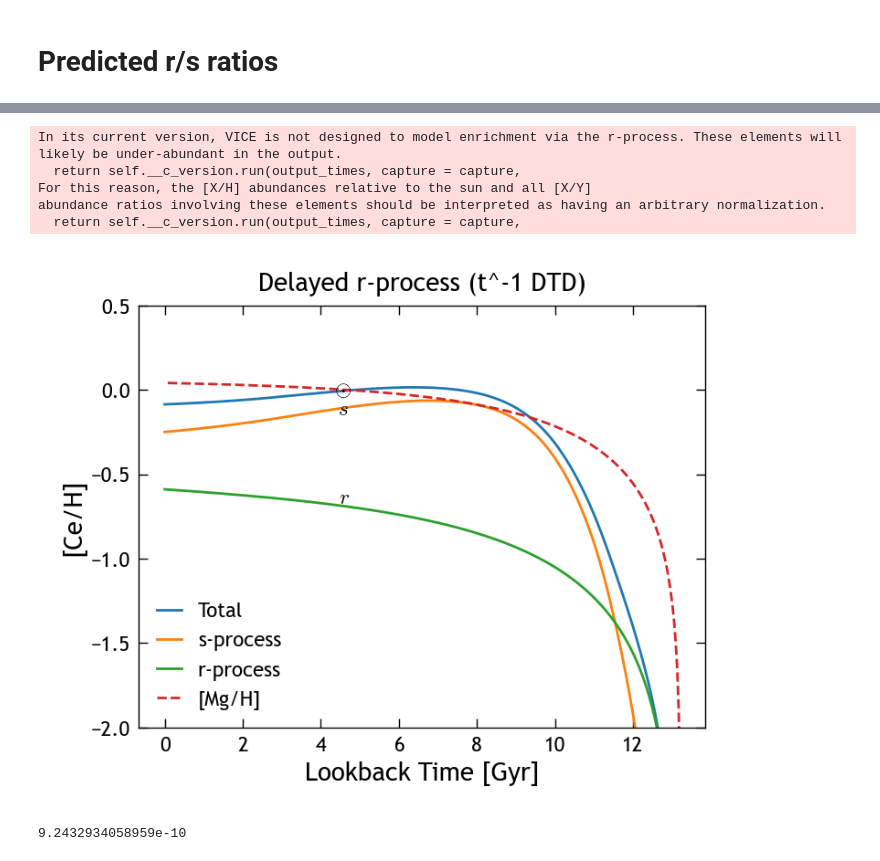
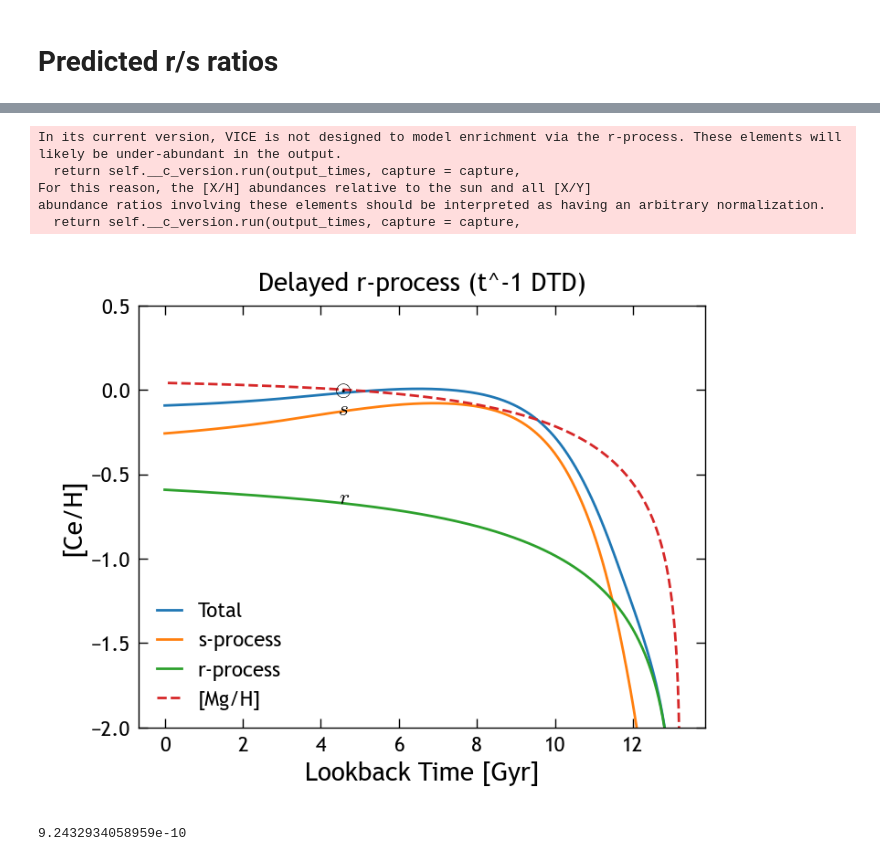
Before and after one commit to lodubay/chemical-clocks, a Jupyter notebook: src/scripts/r-s_ratios.ipynb, the cells around one changed output, grey strips where cells are left out. Drawn from its saved outputs; the diff is of its cells as text; code cells hidden in the pictures.

```diff
--- a/src/scripts/r-s_ratios.ipynb
+++ b/src/scripts/r-s_ratios.ipynb
@@ -19,6 +19,7 @@ SOLAR_CE_S_FRAC = 0.77 # Solar s-process fraction (Arlandini et al. 1999)
 SOLAR_AGE = 4.6 # Gyr
 ETA_SUN = 0.5 # default mass-loading factor at Solar radius
 TAU_STAR = 2 # SFE timescale in Gyr
+MIN_DELAY = 0.01 # Minimum delay time for delayed r-process enrichment
 
 OUTPUT_DIR = paths.data / 'onezone' / 'rs_ratios'
 OUTPUT_DIR.mkdir(parents=True, exist_ok=True)
@@ -63,7 +64,7 @@ sz = vice.singlezone(
     elements=('fe', 'mg', 'ce', 'cs', 'cr'),
     IMF='kroupa',
     eta=ETA_SUN,
-    delay=0.04,
+    delay=MIN_DELAY,
     RIa='plaw',
     tau_star=TAU_STAR,
     dt=DT,
@@ -125,7 +126,7 @@ sz = vice.singlezone(
     elements=('fe', 'mg', 'ce', 'cs', 'cr'),
     IMF='kroupa',
     eta=ETA_SUN,
-    delay=0.04,
+    delay=MIN_DELAY,
     RIa='plaw',
     tau_star=TAU_STAR,
     dt=DT,
@@ -136,34 +137,34 @@ hist = vice.history(str(OUTPUT_DIR / name))
 fig, ax = plt.subplots(figsize=(4, 3))
 ax.plot(hist['lookback'], hist['[ce/h]'], label='Total')
 ax.plot(hist['lookback'], hist['[cs/h]'], label='s-process')
 ax.plot(hist['lookback'], hist['[cr/h]'], label='r-process')
 ax.plot(hist['lookback'], hist['[mg/h]'], linestyle='--', label='[Mg/H]')
 # indicate Solar values
 ax.text(
     SOLAR_AGE, 0, r'$\odot$',
     va='center', ha='center', zorder=10, usetex=True
 )
 ax.text(
     SOLAR_AGE, np.log10(SOLAR_CE_S_FRAC), r'$s$',
     va='center', ha='center', zorder=10, usetex=True
 )
 ax.text(
     SOLAR_AGE, np.log10(1-SOLAR_CE_S_FRAC), r'$r$',
     va='center', ha='center', zorder=10, usetex=True
 )
 ax.set_xlabel('Lookback Time [Gyr]')
 ax.set_ylabel('[Ce/H]')
 ax.set_title('Delayed r-process (t^-1 DTD)')
 ax.set_ylim((-2, 0.5))
 ax.legend()
 plt.show()
 # %% [output]
 In its current version, VICE is not designed to model enrichment via the r-process. These elements will likely be under-abundant in the output.
   return self.__c_version.run(output_times, capture = capture,
 For this reason, the [X/H] abundances relative to the sun and all [X/Y]
 abundance ratios involving these elements should be interpreted as having an arbitrary normalization.
   return self.__c_version.run(output_times, capture = capture,
-[figure, old version]
+[figure, new version]
 # %%
 ccsn_ce_yield
 # %% [output]
```
Also changed, not shown: parts of 3 cells of this notebook.
